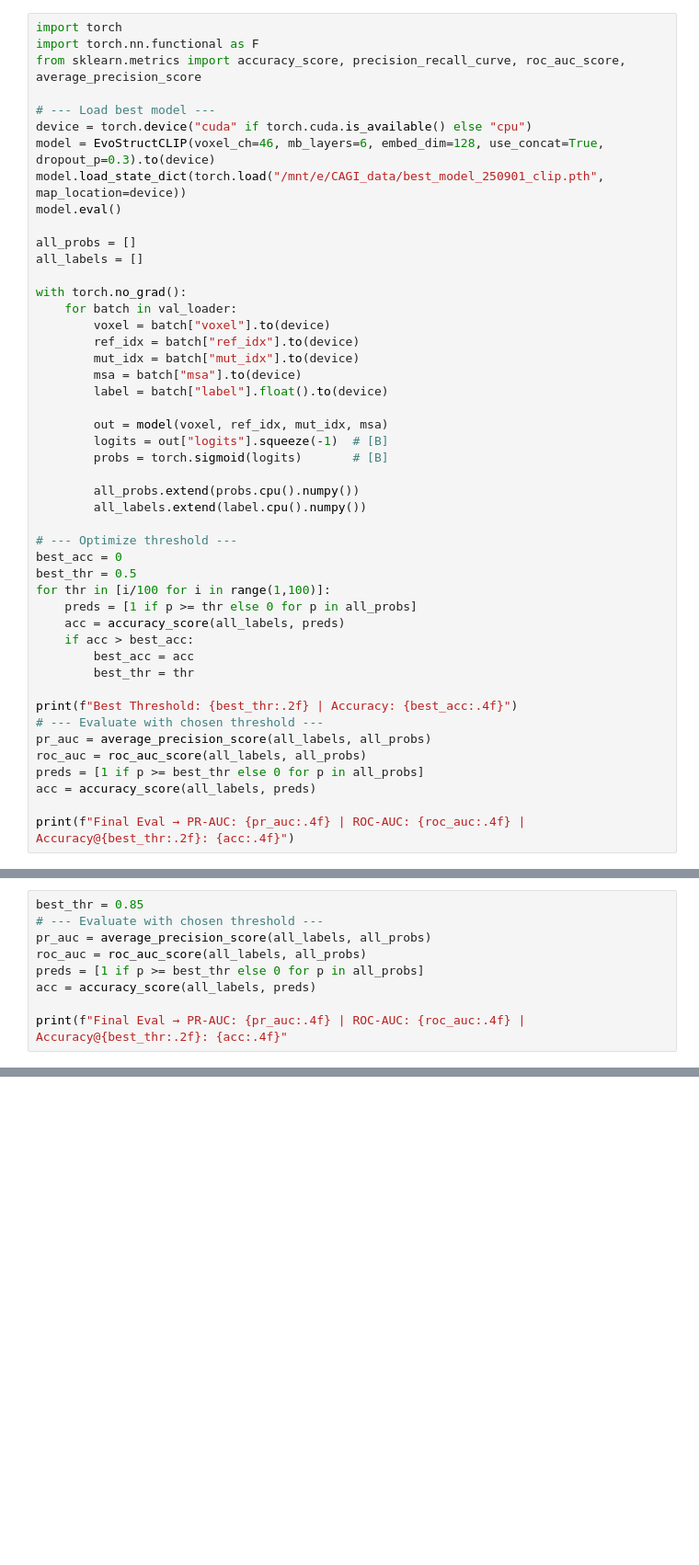
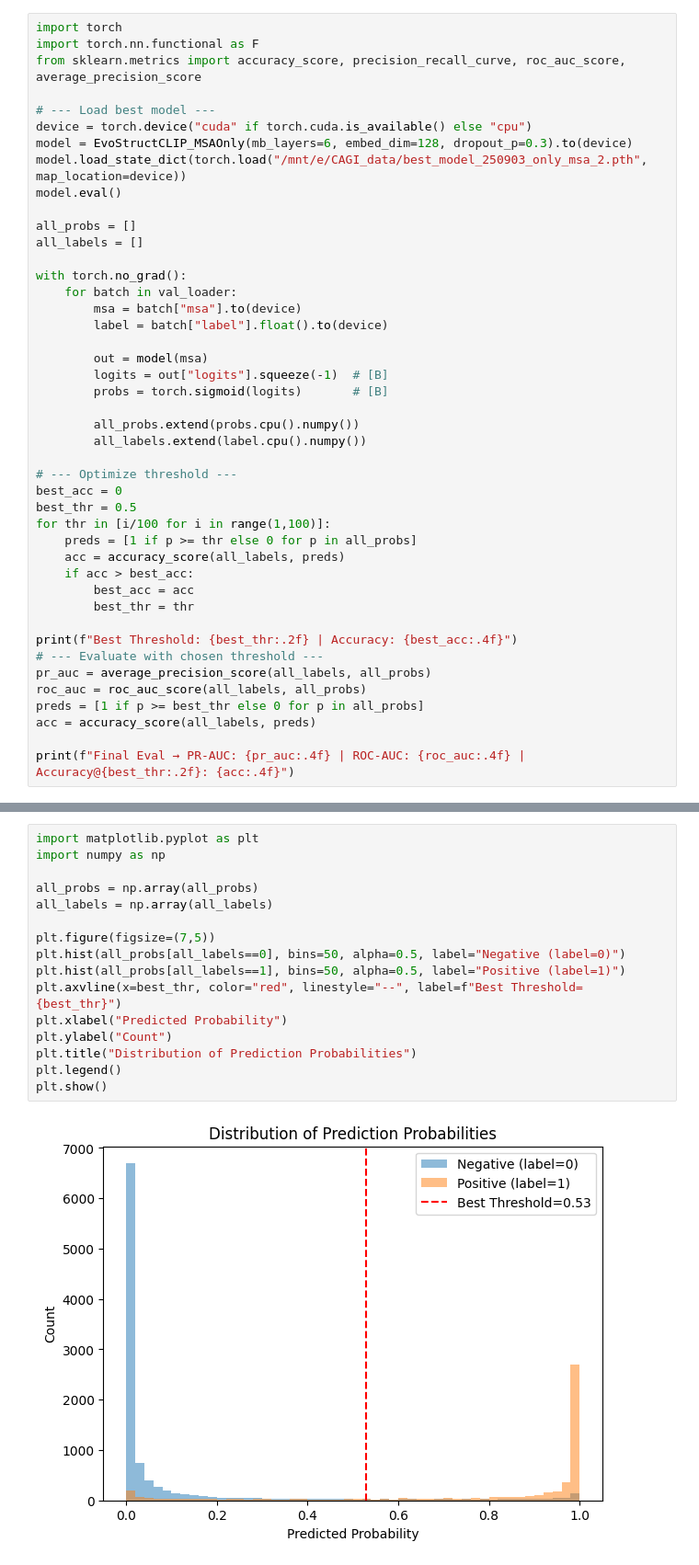
Before and after one commit to uxfacdev/CAGI, a Jupyter notebook: BiConVarNet/train_250903_Clip_msa_finetune.ipynb, the cells around one changed output, grey strips where cells are left out. Shown at 92% size. Saved outputs shown, nothing was run; the diff lists cells and outputs as text; blank space fills up the shorter version.

```diff
--- a/BiConVarNet/train_250903_Clip_msa_finetune.ipynb
+++ b/BiConVarNet/train_250903_Clip_msa_finetune.ipynb
@@ -586,8 +789,8 @@ from sklearn.metrics import accuracy_score, precision_recall_curve, roc_auc_scor
 
 # --- Load best model ---
 device = torch.device("cuda" if torch.cuda.is_available() else "cpu")
-model = EvoStructCLIP(voxel_ch=46, mb_layers=6, embed_dim=128, use_concat=True, dropout_p=0.3).to(device)
-model.load_state_dict(torch.load("/mnt/e/CAGI_data/best_model_250901_clip.pth", map_location=device))
+model = EvoStructCLIP_MSAOnly(mb_layers=6, embed_dim=128, dropout_p=0.3).to(device)
+model.load_state_dict(torch.load("/mnt/e/CAGI_data/best_model_250903_only_msa_2.pth", map_location=device))
 model.eval()
 
 all_probs = []
@@ -595,13 +798,10 @@ all_labels = []
 
 with torch.no_grad():
     for batch in val_loader:
-        voxel = batch["voxel"].to(device)
-        ref_idx = batch["ref_idx"].to(device)
-        mut_idx = batch["mut_idx"].to(device)
         msa = batch["msa"].to(device)
         label = batch["label"].float().to(device)
 
-        out = model(voxel, ref_idx, mut_idx, msa)
+        out = model(msa)
         logits = out["logits"].squeeze(-1)  # [B]
         probs = torch.sigmoid(logits)       # [B]
 
@@ -629,9 +831,0 @@ print(f"Final Eval → PR-AUC: {pr_auc:.4f} | ROC-AUC: {roc_auc:.4f} | Accuracy@
-# %%
-best_thr = 0.85
-# --- Evaluate with chosen threshold ---
-pr_auc = average_precision_score(all_labels, all_probs)
-roc_auc = roc_auc_score(all_labels, all_probs)
-preds = [1 if p >= best_thr else 0 for p in all_probs]
-acc = accuracy_score(all_labels, preds)
-
-print(f"Final Eval → PR-AUC: {pr_auc:.4f} | ROC-AUC: {roc_auc:.4f} | Accuracy@{best_thr:.2f}: {acc:.4f}"
@@ -653,0 +842,18 @@ for param in msa_only_model.msa_encoder.parameters():
+# %%
+import matplotlib.pyplot as plt
+import numpy as np
+
+all_probs = np.array(all_probs)
+all_labels = np.array(all_labels)
+
+plt.figure(figsize=(7,5))
+plt.hist(all_probs[all_labels==0], bins=50, alpha=0.5, label="Negative (label=0)")
+plt.hist(all_probs[all_labels==1], bins=50, alpha=0.5, label="Positive (label=1)")
+plt.axvline(x=best_thr, color="red", linestyle="--", label=f"Best Threshold={best_thr}")
+plt.xlabel("Predicted Probability")
+plt.ylabel("Count")
+plt.title("Distribution of Prediction Probabilities")
+plt.legend()
+plt.show()
+# %% [output]
+[figure, added]
```
Also changed, not shown: parts of 6 cells of this notebook, 16 other files.
